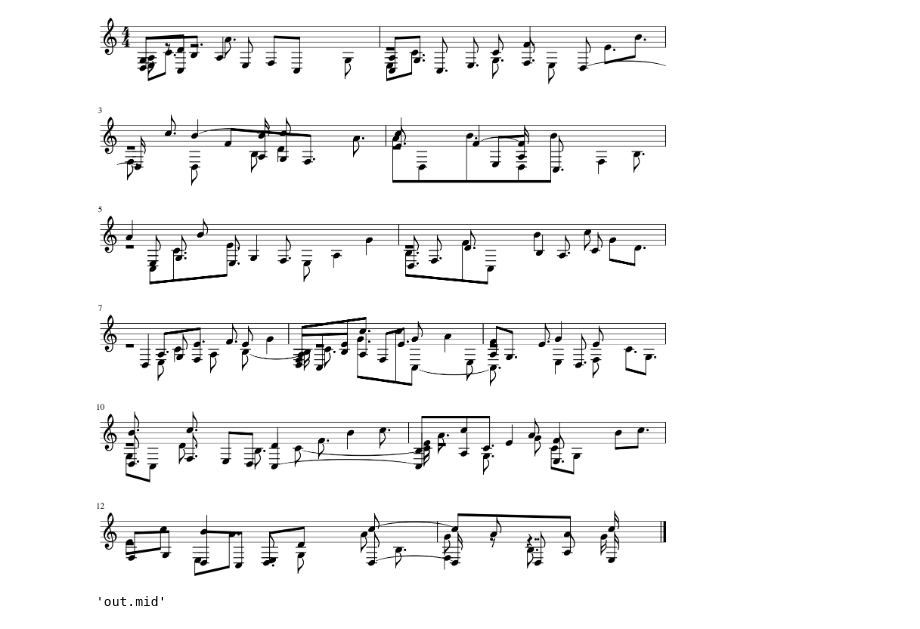
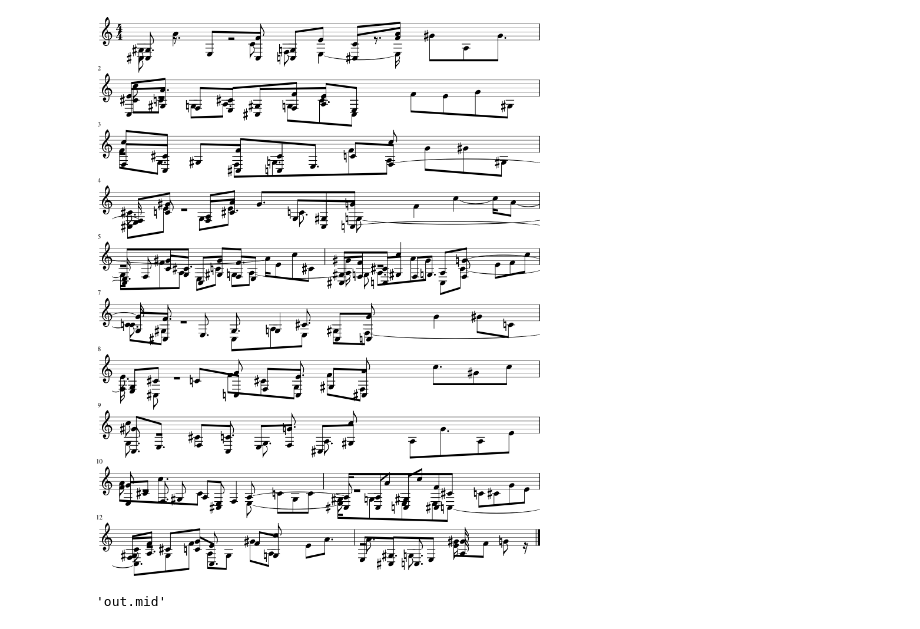
Before and after one commit to Larhard/rand-12, a Jupyter notebook: rand mod 12.ipynb, the cells around one changed output. Saved outputs shown, nothing was run; the diff lists cells and outputs as text; code cells hidden in the pictures.

```diff
--- a/rand mod 12.ipynb
+++ b/rand mod 12.ipynb
@@ -68,19 +305,28 @@ scale = {
 # %%
-s = stream.Stream()
-c1 = clef.TrebleClef()
-for pos in range(len(data)):
-    for k in scale:
-        if data[pos][k]:
-            if pos == 0 or not data[pos-1][k]:
-                d = 1
-                while pos+d < len(data) and data[pos+d-1][k]:
-                    d += 1
-                n = note.Note(scale[k])
-                n.duration = duration.Duration(d/4)
-                s.insert(pos/2, n)
+def make_stream(data, scale, preprocessor=None):
+    stream = Stream()
 
-s.show()
-s.write("midi", "out.mid")
+    if preprocessor is not None:
+        data = preprocessor(data, scale)
+
+    for position in range(len(data)):
+        for scale_item in scale:
+            if data[position][scale_item]:
+                if position == 0 or not data[position-1][scale_item]:
+                    duration = 1
+                    while position + duration < len(data) \
+                            and data[position + duration - 1][scale_item]:
+                        duration += 1
+                    note = Note(scale[scale_item])
+                    note.duration = Duration(duration/4)
+                    stream.insert(position/2, note)
+
+    return stream
-# %% [output]
-[figure, removed]
-'out.mid'
+# %%
+stream = make_stream(data, scale_gipsy)
+
+stream.show()
+stream.write("midi", "out.mid")
+# %% [output]
+[figure, added]
+'out.mid'
```
Also changed, not shown: parts of 17 cells of this notebook.
